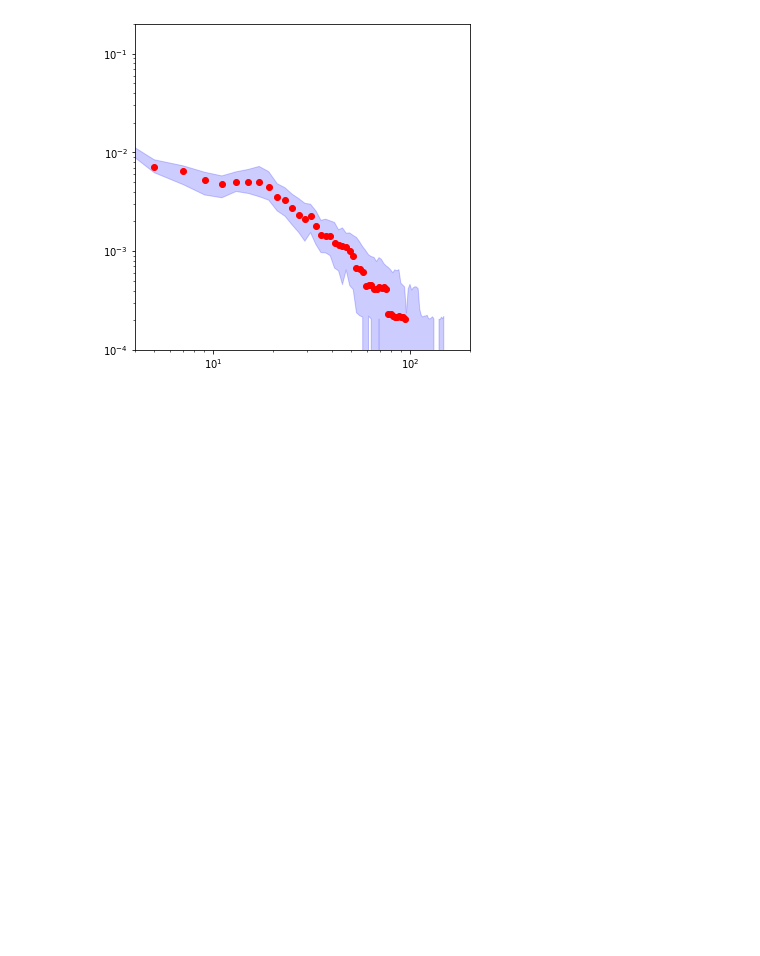
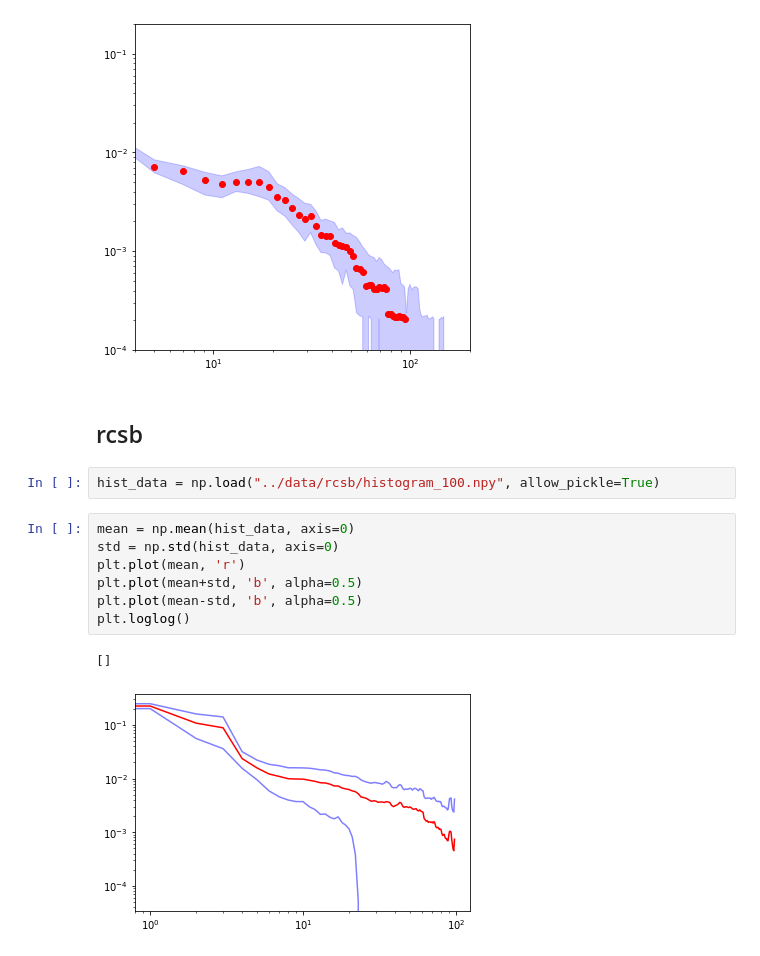
Before and after one commit to meyresearch/amino_acid_distance_distributions, a Jupyter notebook: scripts/Untitled.ipynb, the cells around one changed output. Drawn from its saved outputs; the diff is of its cells as text; blank space fills up the shorter version.

Commit message:
getting rcsb chains

```diff
--- a/scripts/Untitled.ipynb
+++ b/scripts/Untitled.ipynb
@@ -154,3 +154,17 @@ plt.ylim(0.0001,0.2)
 # %% [output]
 (0.0001, 0.2)
 [figure]
+# %% [markdown]
+## rcsb
+# %%
+hist_data = np.load("../data/rcsb/histogram_100.npy", allow_pickle=True)
+# %%
+mean = np.mean(hist_data, axis=0)
+std = np.std(hist_data, axis=0)
+plt.plot(mean, 'r')
+plt.plot(mean+std, 'b', alpha=0.5)
+plt.plot(mean-std, 'b', alpha=0.5)
+plt.loglog()
+# %% [output]
+[]
+[figure, added]
```
Also changed, not shown: parts of 7 cells of this notebook, 1 other file.
